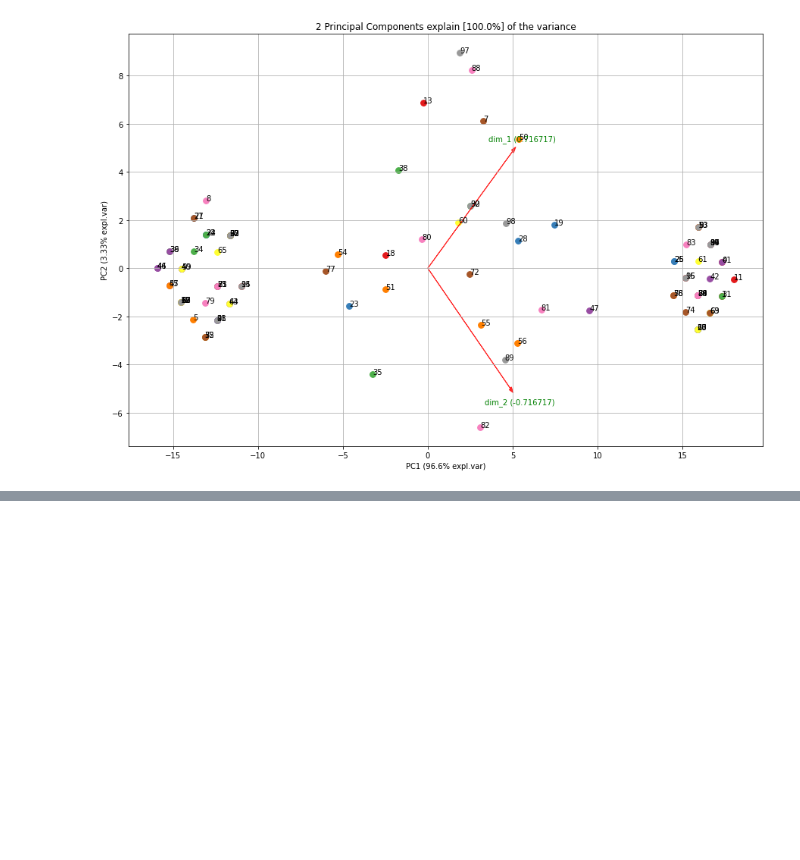
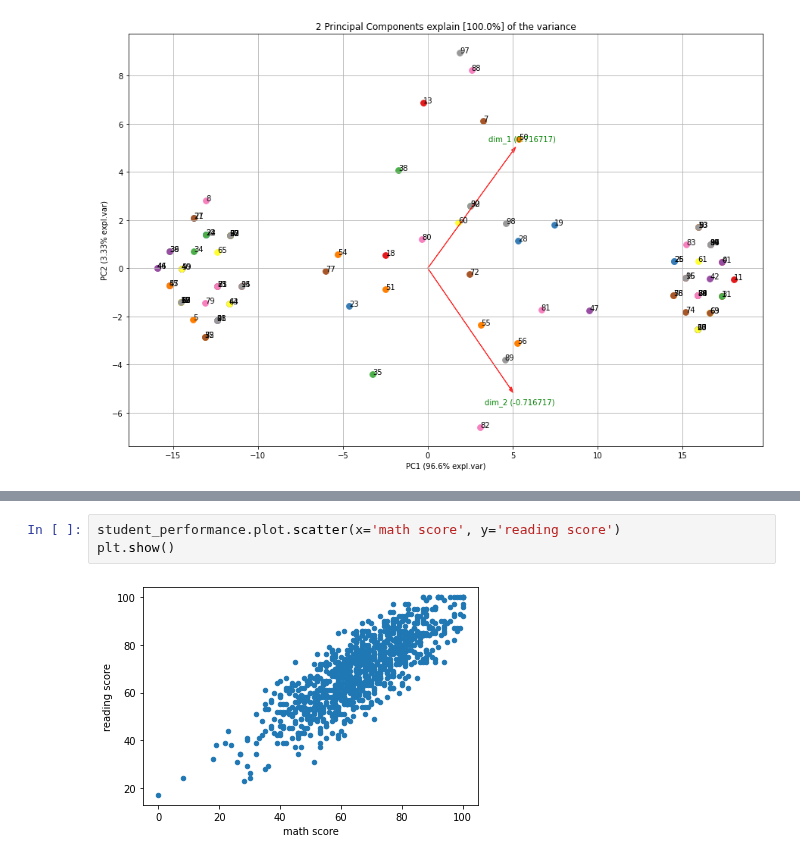
Before and after one commit to Stynic/train_ml_math, a Jupyter notebook: ml/low_level/module_1/notebook_1.ipynb, the cells around one changed output, grey strips where cells are left out. Drawn from its saved outputs; the diff is of its cells as text; blank space fills up the shorter version.

```diff
--- a/ml/low_level/module_1/notebook_1.ipynb
+++ b/ml/low_level/module_1/notebook_1.ipynb
@@ -595,0 +701,5 @@ plt.show()
+# %%
+student_performance.plot.scatter(x='math score', y='reading score')
+plt.show()
+# %% [output]
+[figure, added]
```
Also changed, not shown: parts of 28 cells of this notebook, 9 other files.
